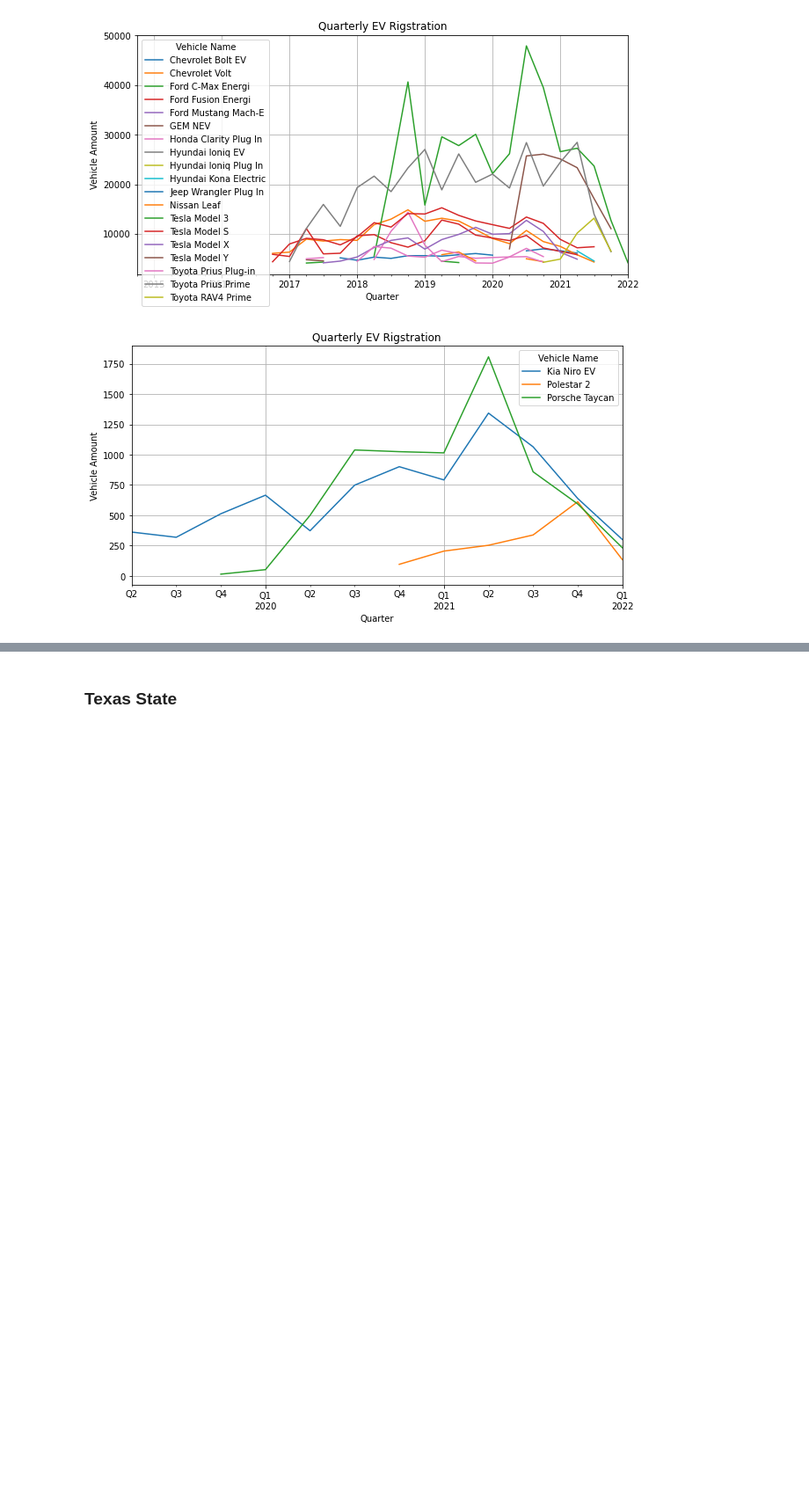
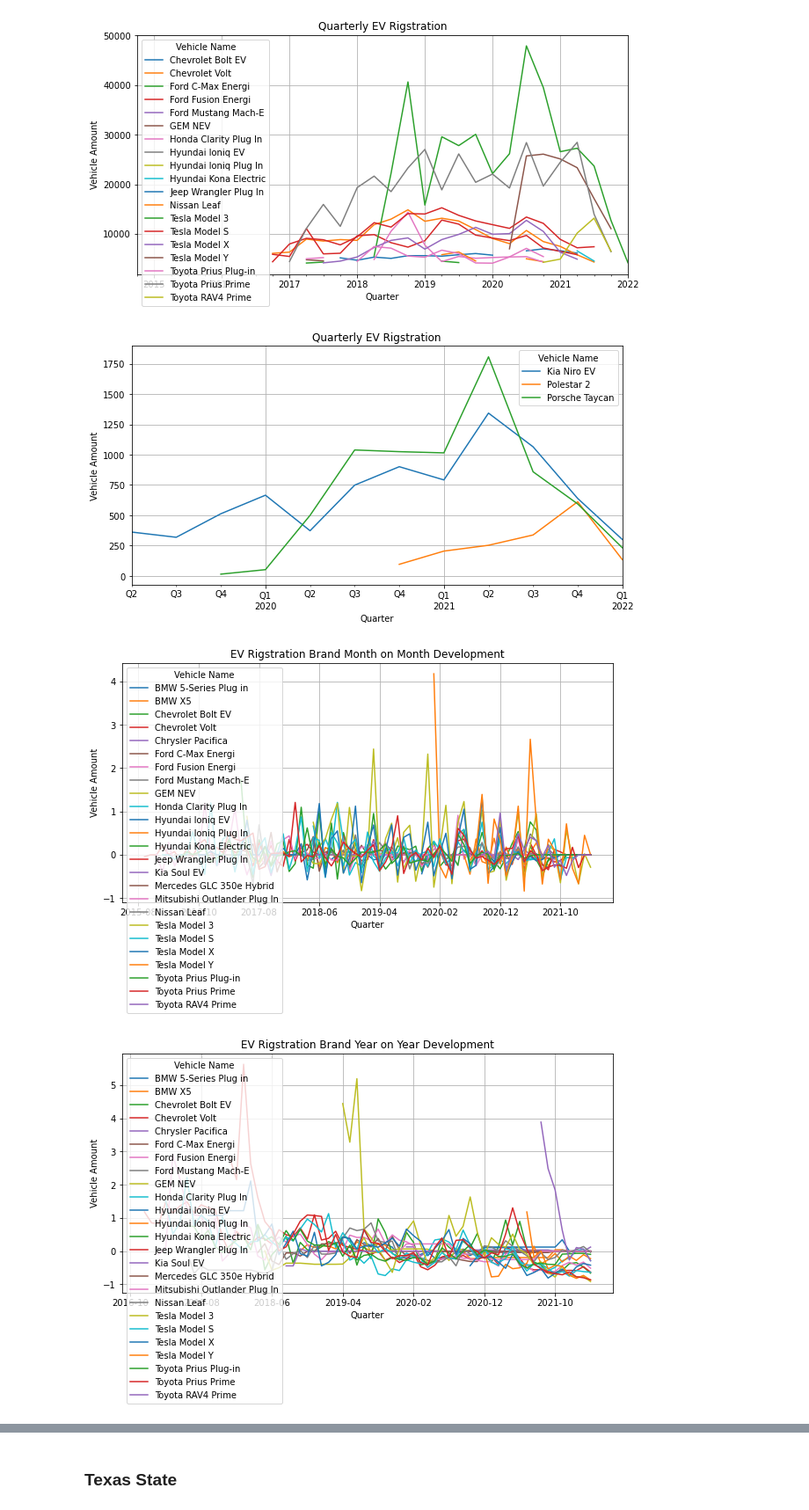
Before and after one commit to MarcccHuuu/2022Spring_Finals_EV, a Jupyter notebook: time-trend-report.ipynb, the cells around one changed output, grey strips where cells are left out. Shown at 88% size. Drawn from its saved outputs; the diff is of its cells as text; code cells hidden in the pictures; blank space fills up the shorter version.

```diff
--- a/time-trend-report.ipynb
+++ b/time-trend-report.ipynb
@@ -234,3 +230,8 @@ draw_vehicle_quarterly_data(ny_df, ['Porsche Taycan', 'Kia Niro EV', 'Polestar 2
 # %% [output]
 [figure]
 [figure]
+# %%
+plot_mom(ny_df_recently, '2021-03', 1000, 'New York')
+# %% [output]
+[figure, added]
+[figure, added]
```
Also changed, not shown: parts of 21 cells of this notebook.
